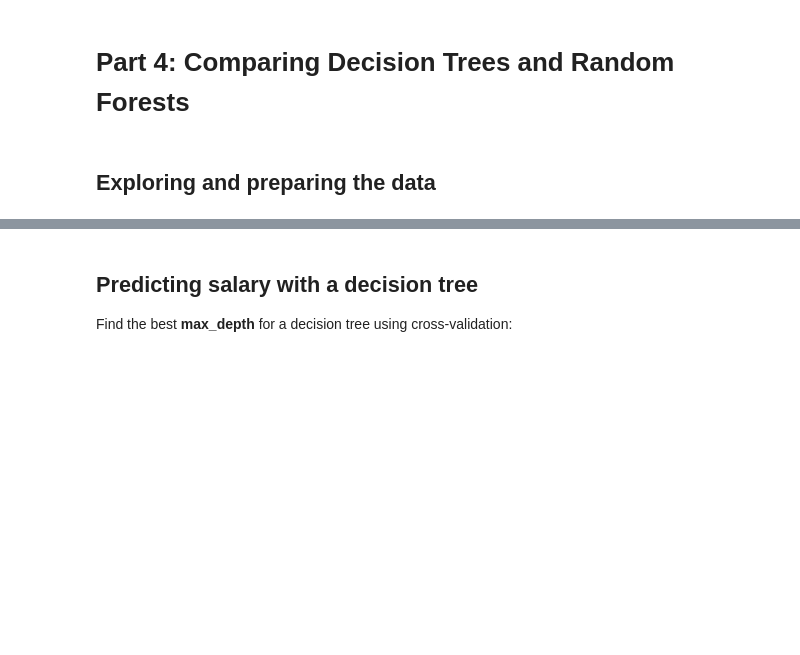
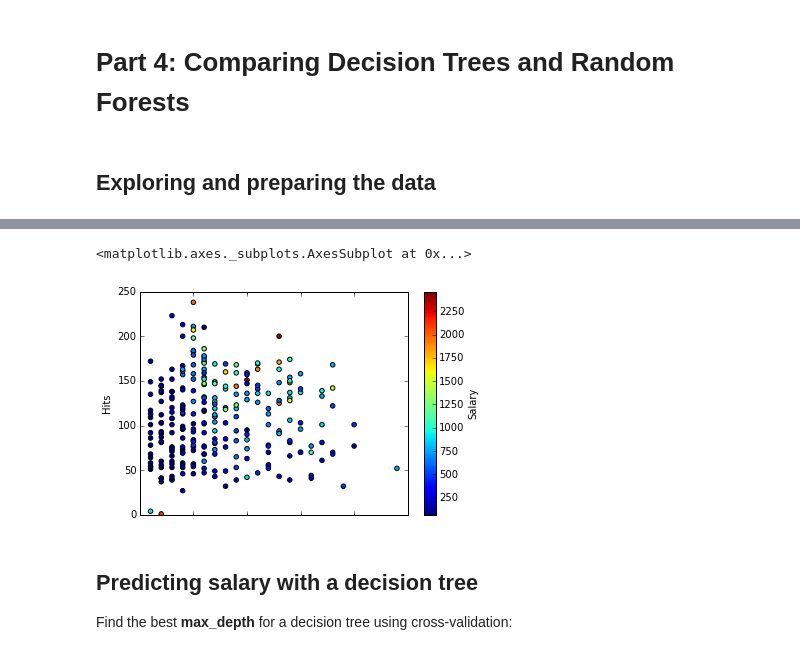
Before and after one commit to justmarkham/DAT7, a Jupyter notebook: notebooks/18_ensembling.ipynb, the cells around one changed output, grey strips where cells are left out. Saved outputs shown, nothing was run; the diff lists cells and outputs as text; code cells hidden in the pictures; blank space fills up the shorter version.

```diff
--- a/notebooks/18_ensembling.ipynb
+++ b/notebooks/18_ensembling.ipynb
@@ -247,0 +441,6 @@ What's the point?
+# %%
+# scatter plot of Years versus Hits colored by Salary
+hitters.plot(kind='scatter', x='Years', y='Hits', c='Salary', colormap='jet', xlim=(0, 25), ylim=(0, 250))
+# %% [output]
+<matplotlib.axes._subplots.AxesSubplot at 0x...>
+[figure, added]
```
Also changed, not shown: parts of 44 cells of this notebook, 2 other files.
